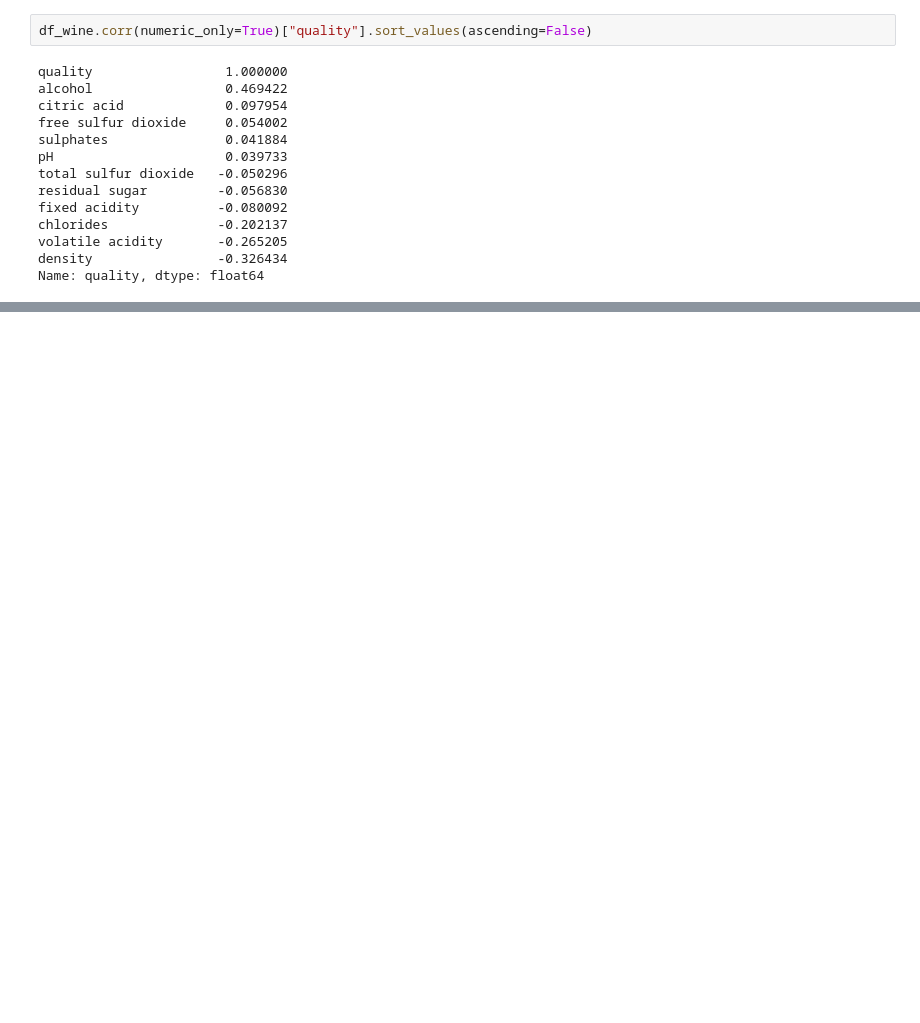
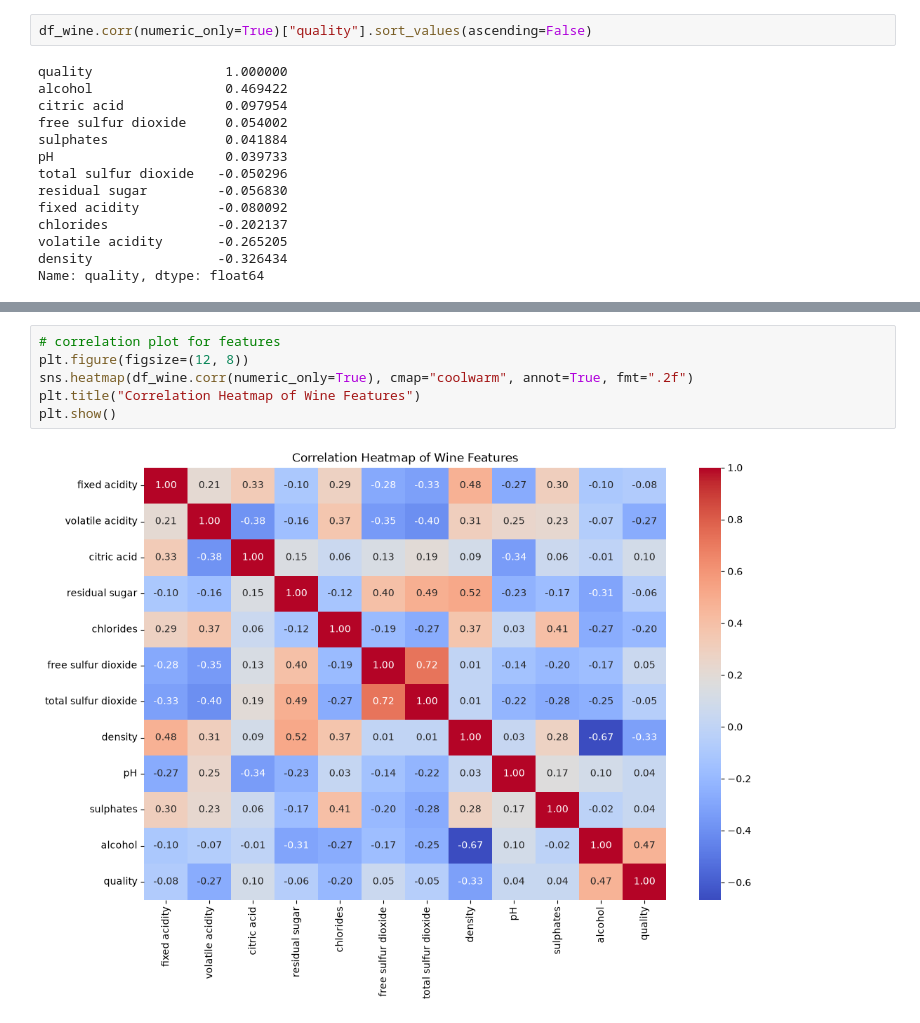
Before and after one commit to Shehzaad-S/ai-programming-foundations-project, a Jupyter notebook: notebooks/data_workflow.ipynb, the cells around one changed output, grey strips where cells are left out. Drawn from its saved outputs; the diff is of its cells as text; blank space fills up the shorter version.

```diff
--- a/notebooks/data_workflow.ipynb
+++ b/notebooks/data_workflow.ipynb
@@ -332,0 +413,8 @@ Name: quality, dtype: float64
+# %%
+# correlation plot for features
+plt.figure(figsize=(12, 8))
+sns.heatmap(df_wine.corr(numeric_only=True), cmap="coolwarm", annot=True, fmt=".2f")
+plt.title("Correlation Heatmap of Wine Features")
+plt.show()
+# %% [output]
+[figure, added]
```
Also changed, not shown: parts of 15 cells of this notebook.
